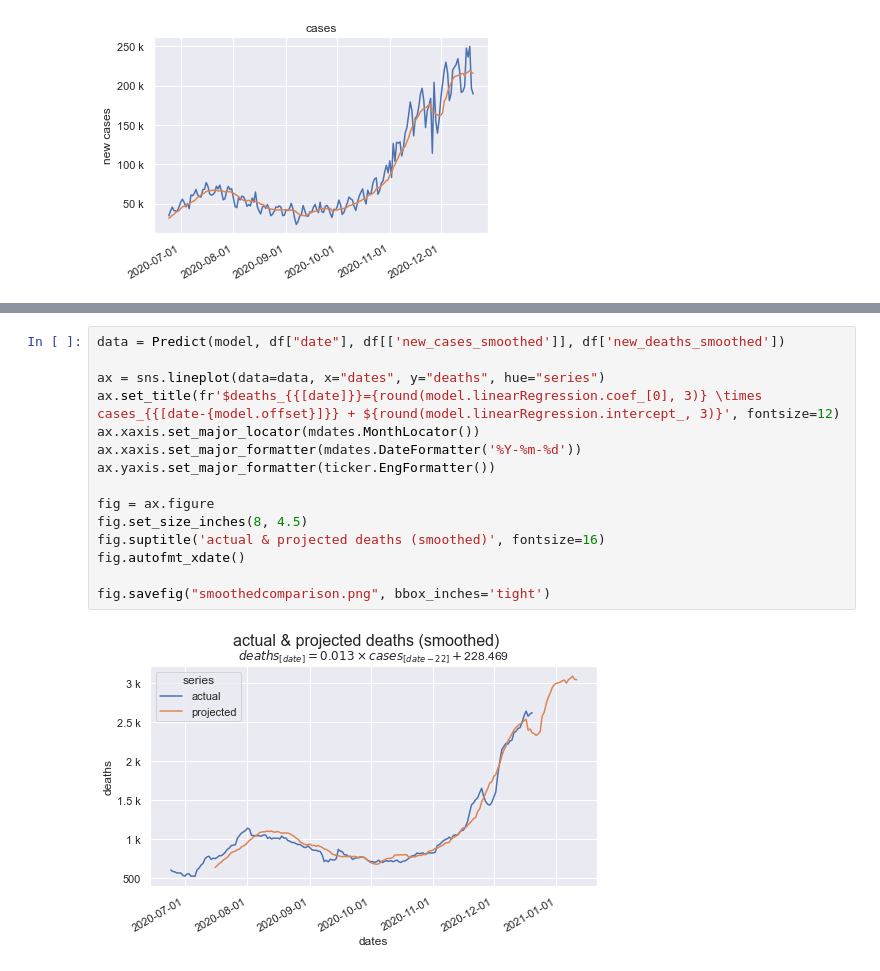
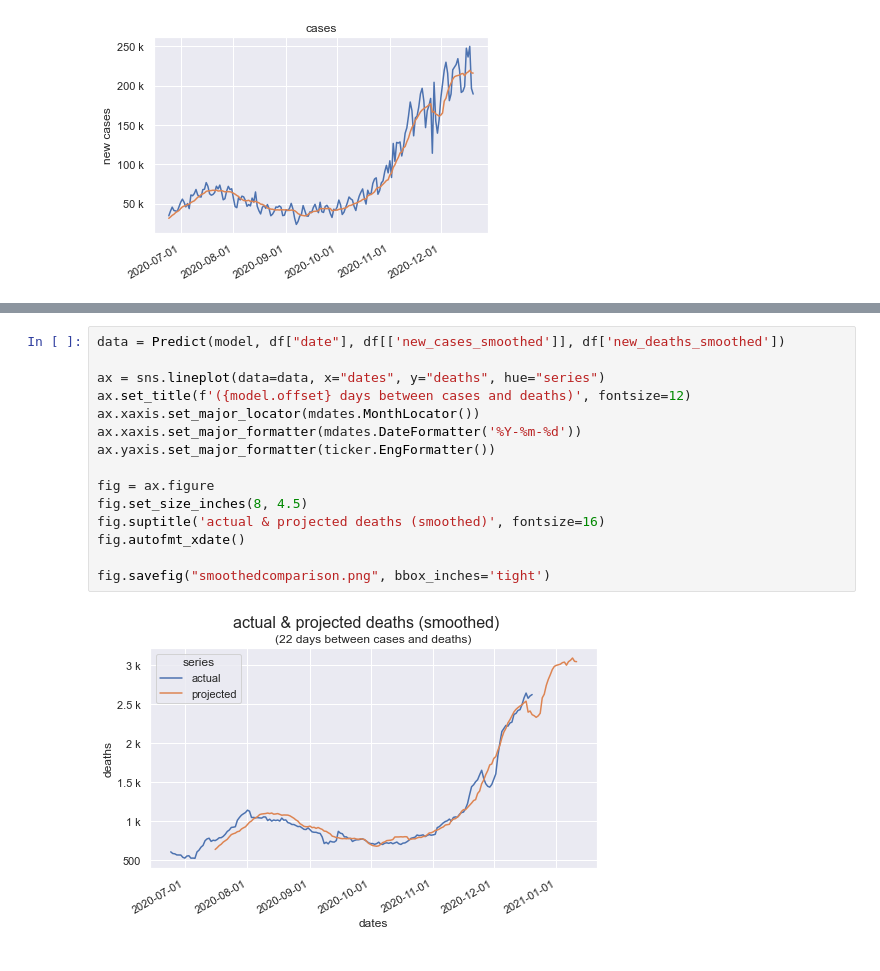
Before and after one commit to dkackman/covid, a Jupyter notebook: covid-linear-regression.ipynb, the cells around one changed output, grey strips where cells are left out. Cells and saved outputs as stored; diff of their text form.

```diff
--- a/covid-linear-regression.ipynb
+++ b/covid-linear-regression.ipynb
@@ -90,17 +92,17 @@ NameError: name 'mod' is not defined
 # %%
 data = Predict(model, df["date"], df[['new_cases_smoothed']], df['new_deaths_smoothed'])
 
 ax = sns.lineplot(data=data, x="dates", y="deaths", hue="series")
-ax.set_title(fr'$deaths_{{[date]}}={round(model.linearRegression.coef_[0], 3)} \times cases_{{[date-{model.offset}]}} + ${round(model.linearRegression.intercept_, 3)}', fontsize=12)
+ax.set_title(f'({model.offset} days between cases and deaths)', fontsize=12)
 ax.xaxis.set_major_locator(mdates.MonthLocator())
 ax.xaxis.set_major_formatter(mdates.DateFormatter('%Y-%m-%d'))
 ax.yaxis.set_major_formatter(ticker.EngFormatter())
 
 fig = ax.figure
 fig.set_size_inches(8, 4.5)
 fig.suptitle('actual & projected deaths (smoothed)', fontsize=16)
 fig.autofmt_xdate()
 
 fig.savefig("smoothedcomparison.png", bbox_inches='tight')
 # %% [output]
-[figure, old version]
+[figure, new version]
```
Also changed, not shown: parts of 3 cells of this notebook, 4 other files.
